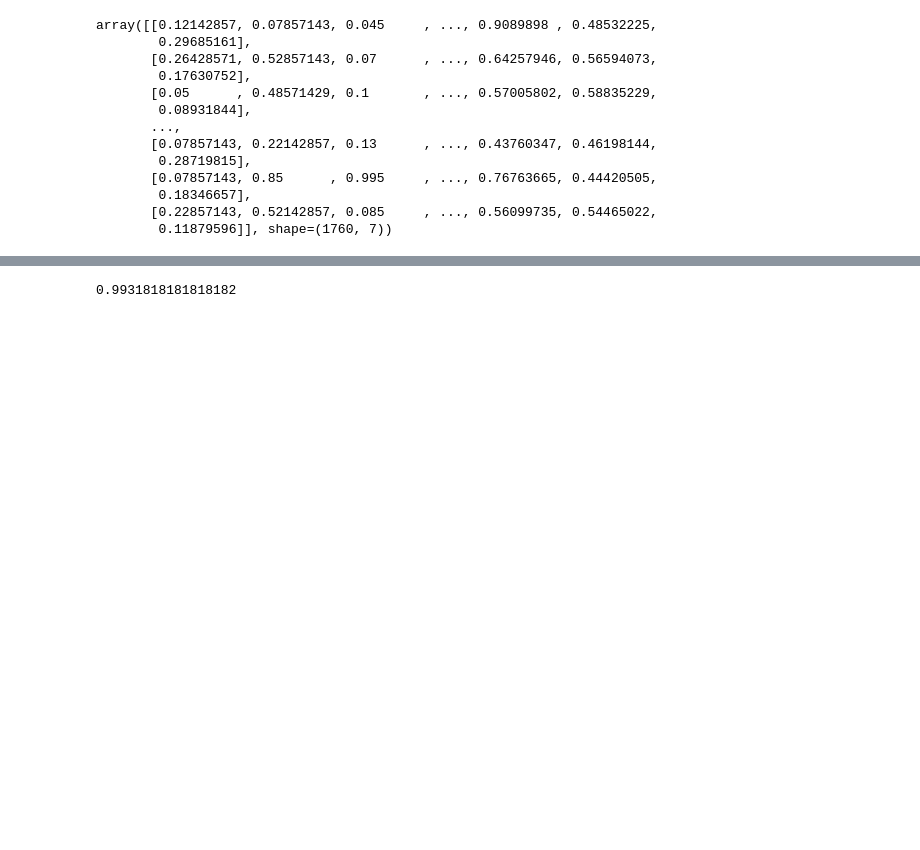
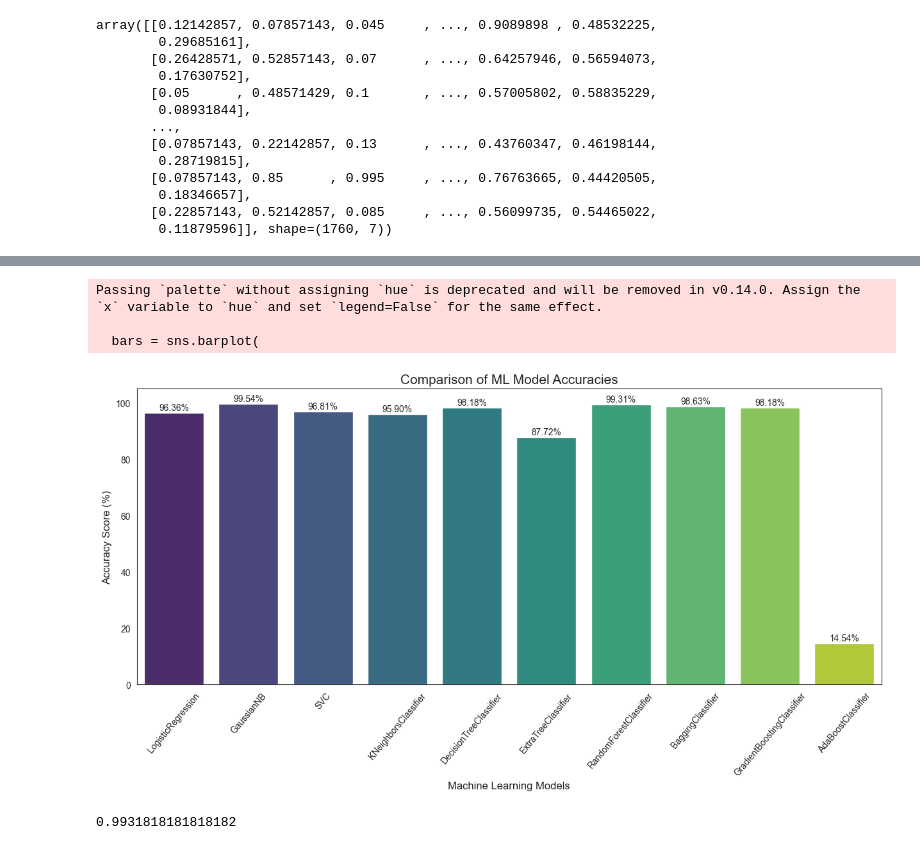
Before and after one commit to mrankit360/Crop_Prediction_Project, a Jupyter notebook: Crop Recommendation Using Machine Learning.ipynb, the cells around one changed output, grey strips where cells are left out. Drawn from its saved outputs; the diff is of its cells as text; code cells hidden in the pictures; blank space fills up the shorter version.

```diff
--- a/Crop Recommendation Using Machine Learning.ipynb
+++ b/Crop Recommendation Using Machine Learning.ipynb
@@ -312,5 +294,75 @@ BaggingClassifier model with accuracy: 0.9863636363636363
 GradientBoostingClassifier model with accuracy: 0.9818181818181818
 AdaBoostClassifier model with accuracy: 0.14545454545454545
+# %%
+
+import matplotlib.pyplot as plt
+import seaborn as sns
+
+# Model names
+models = [
+    'LogisticRegression',
+    'GaussianNB',
+    'SVC',
+    'KNeighborsClassifier',
+    'DecisionTreeClassifier',
+    'ExtraTreeClassifier',
+    'RandomForestClassifier',
+    'BaggingClassifier',
+    'GradientBoostingClassifier',
+    'AdaBoostClassifier'
+]
+
+# Accuracy scores
+accuracies = [
+    0.9636,
+    0.9954,
+    0.9681,
+    0.9590,
+    0.9818,
+    0.8772,
+    0.9931,
+    0.9863,
+    0.9818,
+    0.1454
+]
+
+# Convert to percentage
+accuracies = [x * 100 for x in accuracies]
+
+# Figure size
+plt.figure(figsize=(15, 6))
+
+sns.set_style("white")
+
+# Create barplot
+bars = sns.barplot(
+    x=models,
+    y=accuracies,
+    palette='viridis'
+)
+
+# Add values on top of bars
+for i, v in enumerate(accuracies):
+    plt.text(i, v + 1, f"{v:.2f}%", ha='center', fontsize=10)
+
+# Labels and title
+plt.xlabel("Machine Learning Models", fontsize=12)
+plt.ylabel("Accuracy Score (%)", fontsize=12)
+plt.title("Comparison of ML Model Accuracies", fontsize=15)
+
+# Rotate x labels
+plt.xticks(rotation=50)
+
+# Y-axis limit
+plt.ylim(0, 105)
+
+# Show graph
+plt.show()
+# %% [output]
+Passing `palette` without assigning `hue` is deprecated and will be removed in v0.14.0. Assign the `x` variable to `hue` and set `legend=False` for the same effect.
+
+  bars = sns.barplot(
+[figure, added]
 # %%
 randclf = RandomForestClassifier()
 randclf.fit(X_train, y_train)
```
Also changed, not shown: parts of 4 cells of this notebook, 4 other files.
